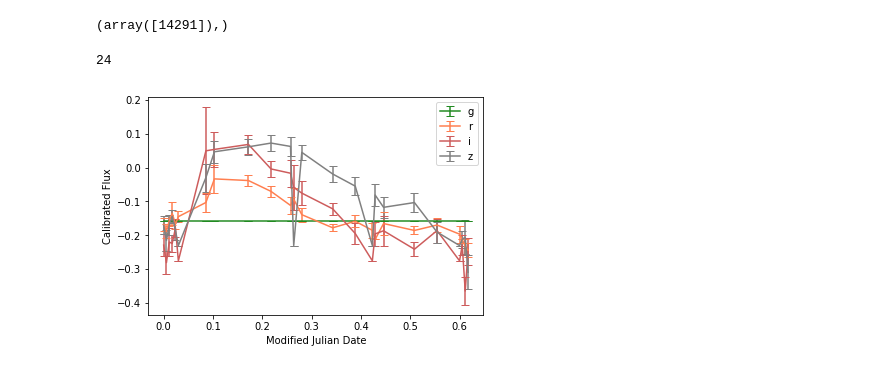
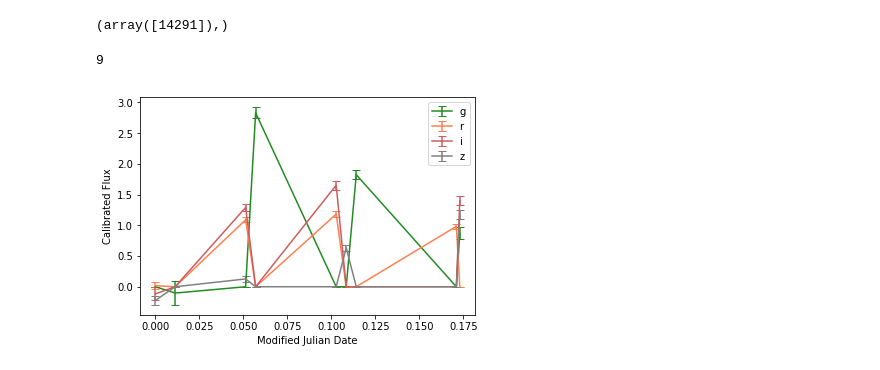
Before and after one commit to zhiyaol/SN-Classification-with-ML, a Jupyter notebook: Preprocess.ipynb, the cells around one changed output. Cells and saved outputs as stored; diff of their text form; code cells hidden in the pictures.

```diff
--- a/Preprocess.ipynb
+++ b/Preprocess.ipynb
@@ -141,19 +139,19 @@ z_m = output['DATA'][:,:,4].flatten() != 0
 z_std = np.std(output['DATA'][:,:,4].flatten()[z_m])
 z_mean = np.mean(output['DATA'][:,:,4].flatten()[z_m])
 
-output['DATA'][:,:,1] -= g_mean
+output['DATA'][:,:,1][output['DATA'][:,:,1]!=0] -= g_mean
 output['DATA'][:,:,1] /= g_std
 output['DATA'][:,:,5] /= g_std
 
-output['DATA'][:,:,2] -= r_mean
+output['DATA'][:,:,2][output['DATA'][:,:,2]!=0] -= r_mean
 output['DATA'][:,:,2] /= r_std
 output['DATA'][:,:,6] /= r_std
 
-output['DATA'][:,:,3] -= i_mean
+output['DATA'][:,:,3][[output['DATA'][:,:,3]!=0]] -= i_mean
 output['DATA'][:,:,3] /= i_std
 output['DATA'][:,:,7] /= i_std
 
-output['DATA'][:,:,4] -= z_mean
+output['DATA'][:,:,4][[output['DATA'][:,:,4]!=0]] -= z_mean
 output['DATA'][:,:,4] /= z_std
 output['DATA'][:,:,8] /= z_std
 # %%
@@ -162,33 +160,33 @@ np.where(x == 'DES_SN155300.DAT')
 # %% [output]
 (array([14291]),)
 # %%
-a = 14291
+a = 1
 num = output['num_data_points'][a]
 MJD = output['DATA'][a,:num,0]
 print(num)
 
 g_FLUXCAL = output['DATA'][a,:num,1]
 r_FLUXCAL = output['DATA'][a,:num,2]
 i_FLUXCAL = output['DATA'][a,:num,3]
 z_FLUXCAL = output['DATA'][a,:num,4]
 
 g_err = output['DATA'][a,:num,5]
 r_err = output['DATA'][a,:num,6]
 i_err = output['DATA'][a,:num,7]
 z_err = output['DATA'][a,:num,8]
 
 plt.errorbar(MJD, g_FLUXCAL, g_err, capsize = 4, label='g',color = 'forestgreen')
 plt.errorbar(MJD, r_FLUXCAL, r_err, capsize = 4, label='r',color = 'coral')
 plt.errorbar(MJD, i_FLUXCAL, i_err, capsize = 4, label='i', color = 'indianred')
 plt.errorbar(MJD, z_FLUXCAL, z_err, capsize = 4, label='z', color = 'gray')
 plt.xlabel('Modified Julian Date')
 plt.ylabel('Calibrated Flux')
 
 plt.legend()
 plt.show()
 # %% [output]
-24
+9
-[figure, old version]
+[figure, new version]
 # %%
 #output.write('normalized_good.fits')
 # %%
```
Also changed, not shown: parts of 3 cells of this notebook, 1 other file.
